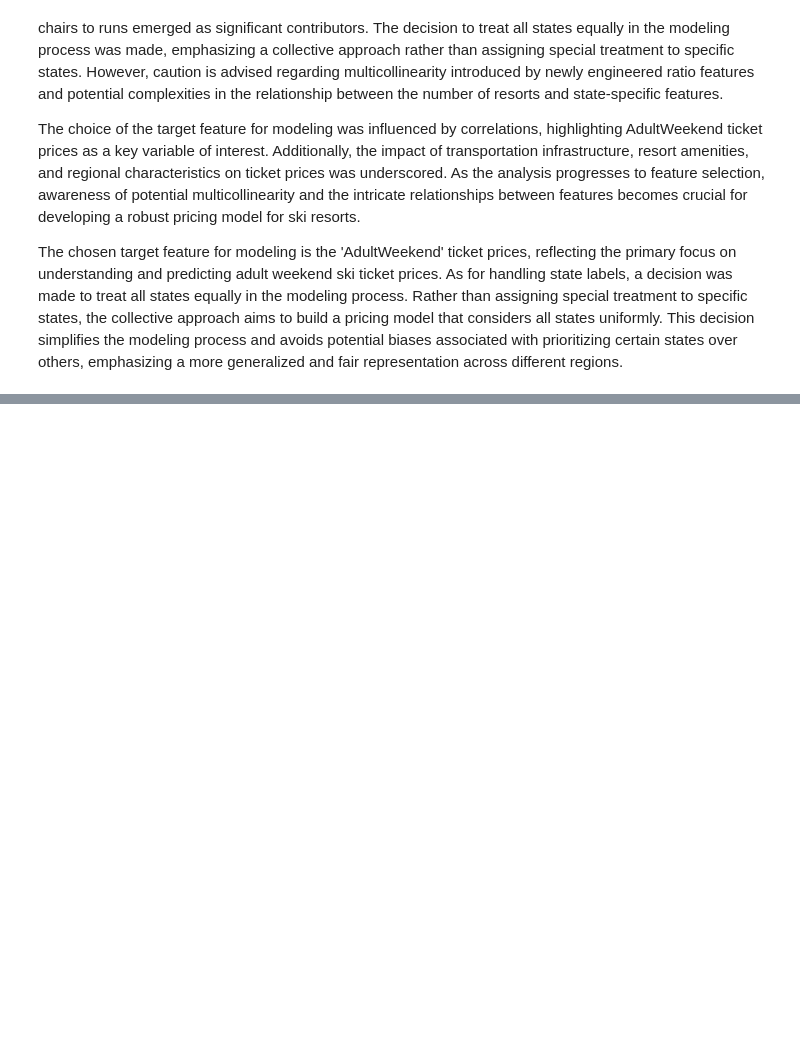
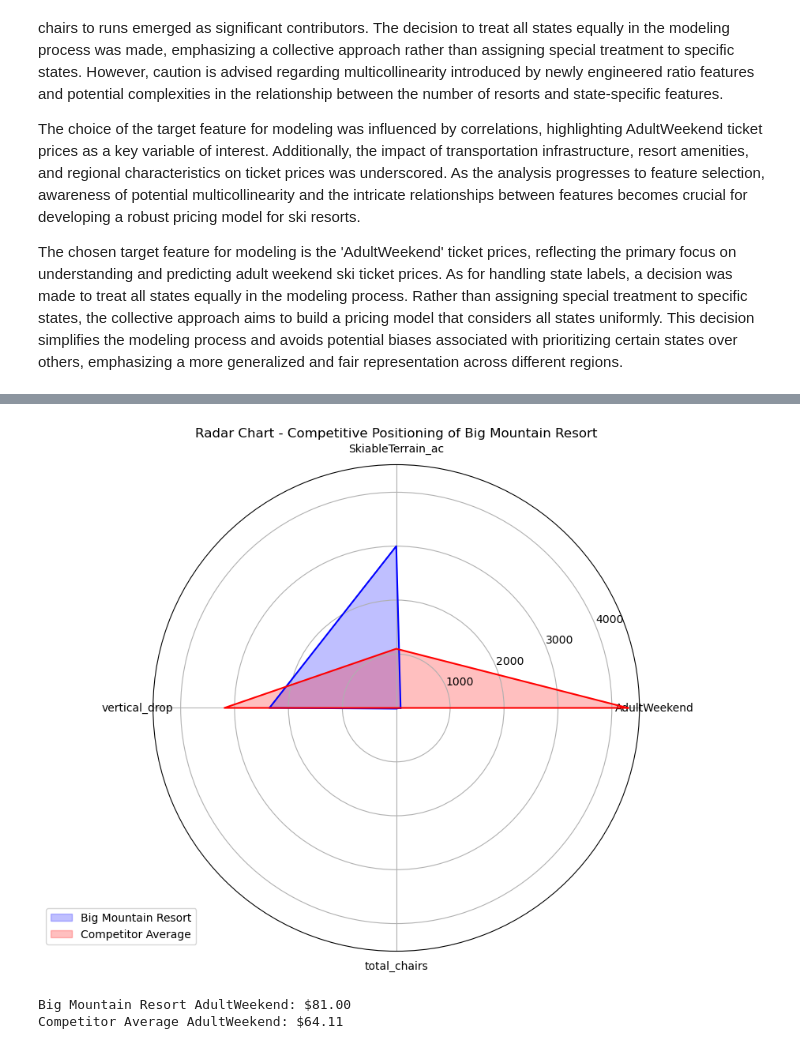
Before and after one commit to ChristaCarol/DataScienceGuidedCapstone, a Jupyter notebook: Notebooks/03_exploratory_data_analysis.ipynb, the cells around one changed output, grey strips where cells are left out. Cells and saved outputs as stored; diff of their text form; code cells hidden in the pictures; blank space fills up the shorter version.

Commit message:
updated with visuals

```diff
--- a/Notebooks/03_exploratory_data_analysis.ipynb
+++ b/Notebooks/03_exploratory_data_analysis.ipynb
@@ -907,0 +709,53 @@ Writing file.  "../data\ski_data_step3_features.csv"
+# %%
+import numpy as np
+
+# Extracting data for Big Mountain Resort and competitors
+big_mountain_data = ski_data[ski_data['Name'] == 'Big Mountain Resort']
+competitor_data = ski_data[ski_data['Name'] != 'Big Mountain Resort']
+
+# Features for radar chart
+features = ['AdultWeekend','SkiableTerrain_ac', 'vertical_drop', 'total_chairs']
+
+# Get the angles
+num_features = len(features)
+angles = np.linspace(0, 2 * np.pi, num_features, endpoint=False).tolist()
+angles += angles[:1]
+
+fig, ax = plt.subplots(figsize=(8, 8), subplot_kw=dict(polar=True))
+
+# Close the polygon for the radar chart
+big_mountain_values = big_mountain_data[features].values.flatten().tolist()
+big_mountain_values += big_mountain_values[:1]
+
+ax.fill(angles, big_mountain_values, color='blue', alpha=0.25, label='Big Mountain Resort')
+ax.plot(angles, big_mountain_values, color='blue')
+
+# For competitor data, use iloc to select rows and columns
+competitor_values = competitor_data.iloc[:, 3:7].mean().values.flatten().tolist()
+competitor_values += competitor_values[:1]
+
+ax.fill(angles, competitor_values, color='red', alpha=0.25, label='Competitor Average')
+ax.plot(angles, competitor_values, color='red')
+
+# Adding labels and legend
+ax.set_xticks(angles[:-1])
+ax.set_xticklabels(features)
+ax.legend(loc='upper right', bbox_to_anchor=(0.1, 0.1))
+
+plt.title('Radar Chart - Competitive Positioning of Big Mountain Resort')
+plt.show()
+# %% [output]
+[figure, added]
+# %%
+# Extract 'AdultWeekend' values for Big Mountain Resort
+big_mountain_adult_weekend = big_mountain_data['AdultWeekend'].values[0]
+
+# Extract 'AdultWeekend' values for competitors
+competitor_adult_weekend = competitor_data['AdultWeekend'].mean()
+
+# Print the values
+print(f"Big Mountain Resort AdultWeekend: ${big_mountain_adult_weekend:.2f}")
+print(f"Competitor Average AdultWeekend: ${competitor_adult_weekend:.2f}")
+# %% [output]
+Big Mountain Resort AdultWeekend: $81.00
+Competitor Average AdultWeekend: $64.11
```
Also changed, not shown: parts of 42 cells of this notebook, 1 other file.
